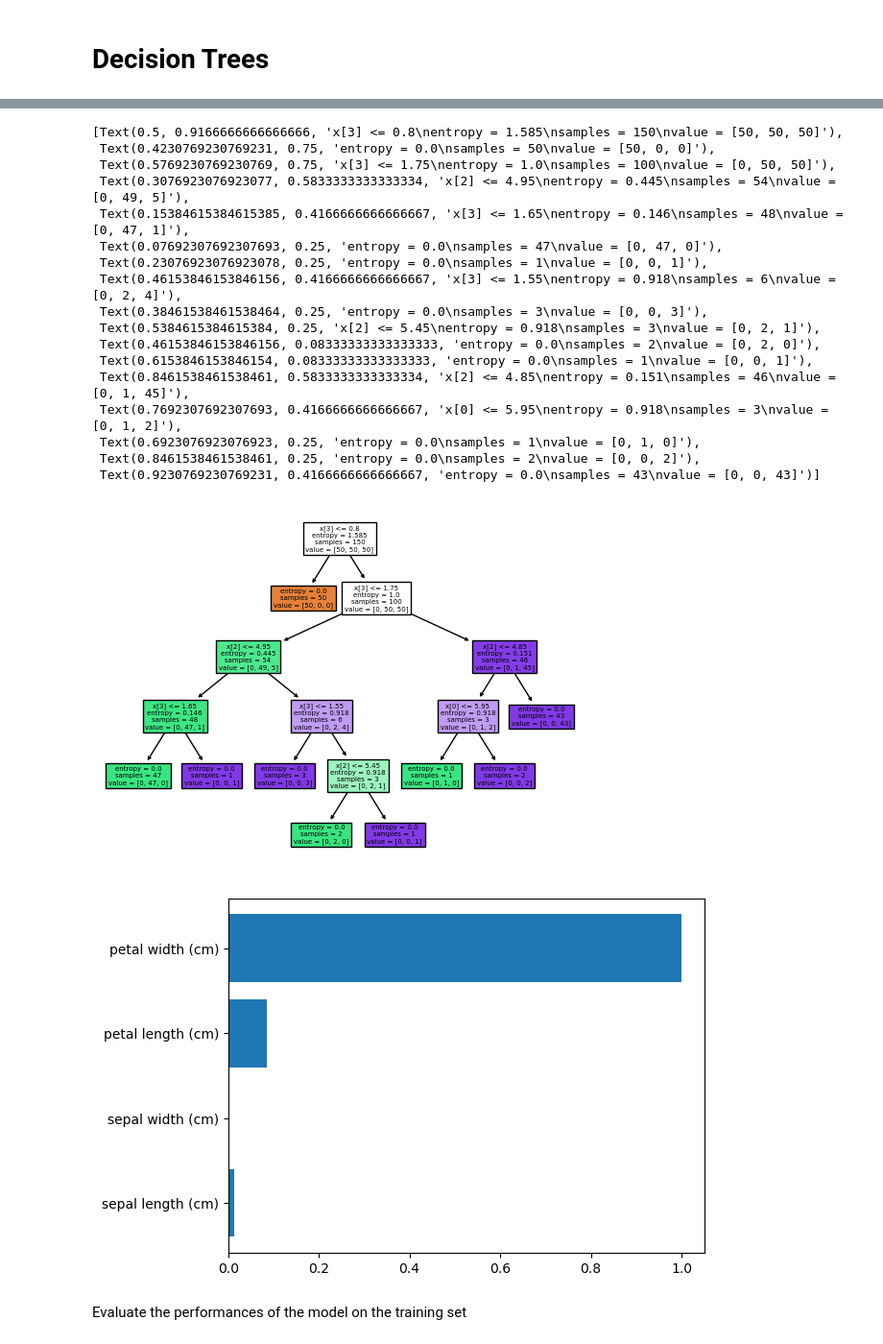
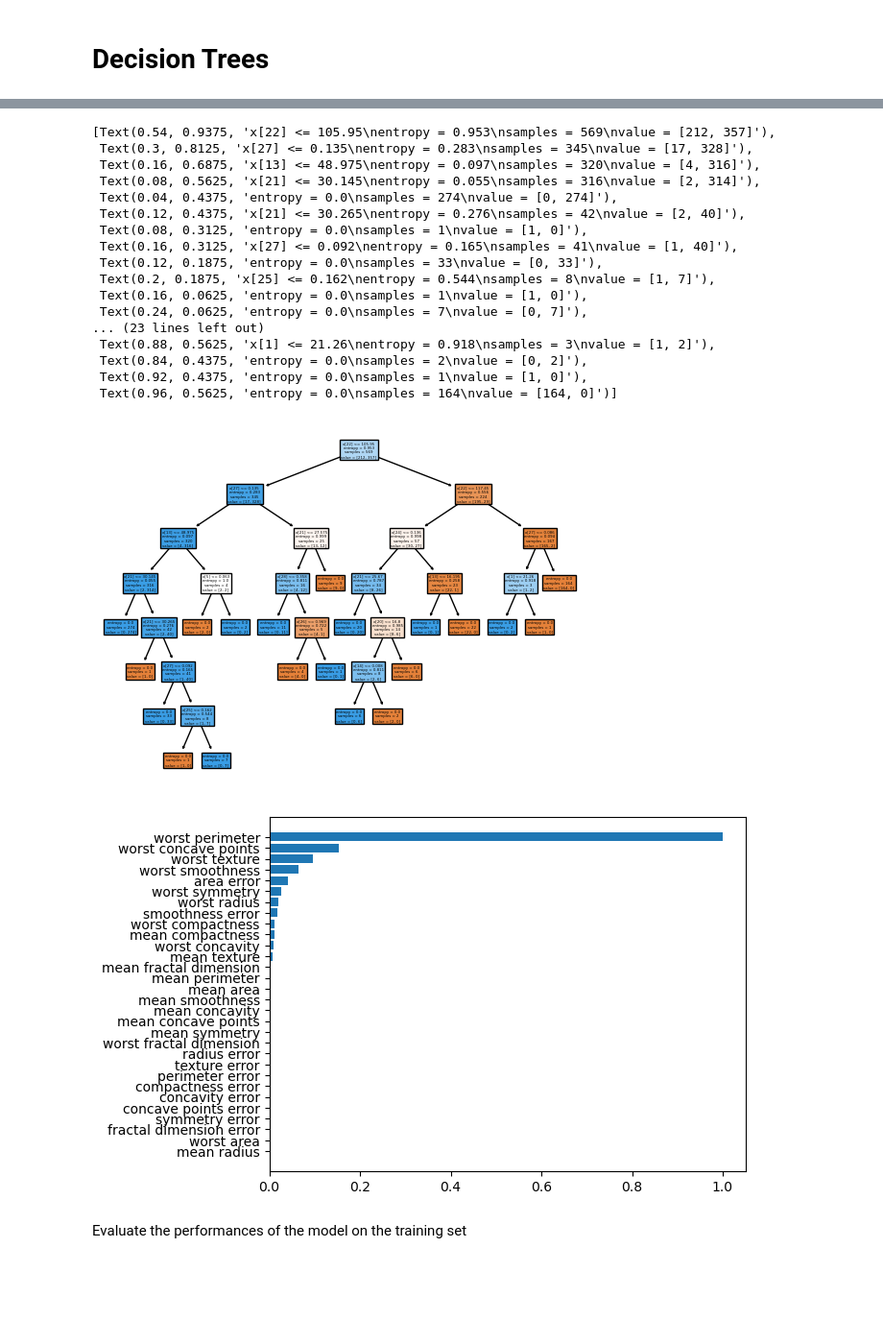
Before and after one commit to RPifaut/machine_learning, a Jupyter notebook: Basic Notions/decision_tree_and_random_forest.ipynb, the cells around one changed output, grey strips where cells are left out. Shown: that part at 96% size. Drawn from its saved outputs; the diff is of its cells as text; code cells hidden in the pictures; blank space fills up the shorter version.

```diff
--- a/Basic Notions/decision_tree_and_random_forest.ipynb
+++ b/Basic Notions/decision_tree_and_random_forest.ipynb
@@ -12,7 +13,7 @@ from sklearn.tree import DecisionTreeClassifier
 from sklearn.tree import DecisionTreeRegressor
 from sklearn.tree import plot_tree
 # %%
-data = load_iris()
+data = load_breast_cancer()
 X = data.data
 y = data.target
 feature_names = data.feature_names
@@ -24,7 +25,7 @@ X_train, X_test, y_train, y_test = train_test_split(X, y, test_size=0.33)
 mod_data = np.hstack((y_train.reshape(-1, 1), X_train))
 print(f"Dimension of the dataset: {mod_data.shape}")
 df_data = pd.DataFrame(
-    columns=["Iris"] + feature_names,
+    columns=["target"] + list(feature_names),
     data = np.hstack((y_train.reshape(-1, 1), X_train))
 )
 
@@ -60,38 +62,39 @@ model = model.fit(X, y)
 
 plot_tree(model, filled=True)
 # %% [output]
-[Text(0.5, 0.9166666666666666, 'x[3] <= 0.8\nentropy = 1.585\nsamples = 150\nvalue = [50, 50, 50]'),
- Text(0.4230769230769231, 0.75, 'entropy = 0.0\nsamples = 50\nvalue = [50, 0, 0]'),
- Text(0.5769230769230769, 0.75, 'x[3] <= 1.75\nentropy = 1.0\nsamples = 100\nvalue = [0, 50, 50]'),
- Text(0.3076923076923077, 0.5833333333333334, 'x[2] <= 4.95\nentropy = 0.445\nsamples = 54\nvalue = [0, 49, 5]'),
- Text(0.15384615384615385, 0.4166666666666667, 'x[3] <= 1.65\nentropy = 0.146\nsamples = 48\nvalue = [0, 47, 1]'),
- Text(0.07692307692307693, 0.25, 'entropy = 0.0\nsamples = 47\nvalue = [0, 47, 0]'),
- Text(0.23076923076923078, 0.25, 'entropy = 0.0\nsamples = 1\nvalue = [0, 0, 1]'),
- Text(0.46153846153846156, 0.4166666666666667, 'x[3] <= 1.55\nentropy = 0.918\nsamples = 6\nvalue = [0, 2, 4]'),
- Text(0.38461538461538464, 0.25, 'entropy = 0.0\nsamples = 3\nvalue = [0, 0, 3]'),
- Text(0.5384615384615384, 0.25, 'x[2] <= 5.45\nentropy = 0.918\nsamples = 3\nvalue = [0, 2, 1]'),
- Text(0.46153846153846156, 0.08333333333333333, 'entropy = 0.0\nsamples = 2\nvalue = [0, 2, 0]'),
- Text(0.6153846153846154, 0.08333333333333333, 'entropy = 0.0\nsamples = 1\nvalue = [0, 0, 1]'),
- Text(0.8461538461538461, 0.5833333333333334, 'x[2] <= 4.85\nentropy = 0.151\nsamples = 46\nvalue = [0, 1, 45]'),
- Text(0.7692307692307693, 0.4166666666666667, 'x[0] <= 5.95\nentropy = 0.918\nsamples = 3\nvalue = [0, 1, 2]'),
- Text(0.6923076923076923, 0.25, 'entropy = 0.0\nsamples = 1\nvalue = [0, 1, 0]'),
- Text(0.8461538461538461, 0.25, 'entropy = 0.0\nsamples = 2\nvalue = [0, 0, 2]'),
- Text(0.9230769230769231, 0.4166666666666667, 'entropy = 0.0\nsamples = 43\nvalue = [0, 0, 43]')]
+[Text(0.54, 0.9375, 'x[22] <= 105.95\nentropy = 0.953\nsamples = 569\nvalue = [212, 357]'),
+ Text(0.3, 0.8125, 'x[27] <= 0.135\nentropy = 0.283\nsamples = 345\nvalue = [17, 328]'),
+ Text(0.16, 0.6875, 'x[13] <= 48.975\nentropy = 0.097\nsamples = 320\nvalue = [4, 316]'),
+ Text(0.08, 0.5625, 'x[21] <= 30.145\nentropy = 0.055\nsamples = 316\nvalue = [2, 314]'),
+ Text(0.04, 0.4375, 'entropy = 0.0\nsamples = 274\nvalue = [0, 274]'),
+ Text(0.12, 0.4375, 'x[21] <= 30.265\nentropy = 0.276\nsamples = 42\nvalue = [2, 40]'),
+ Text(0.08, 0.3125, 'entropy = 0.0\nsamples = 1\nvalue = [1, 0]'),
+ Text(0.16, 0.3125, 'x[27] <= 0.092\nentropy = 0.165\nsamples = 41\nvalue = [1, 40]'),
+ Text(0.12, 0.1875, 'entropy = 0.0\nsamples = 33\nvalue = [0, 33]'),
+ Text(0.2, 0.1875, 'x[25] <= 0.162\nentropy = 0.544\nsamples = 8\nvalue = [1, 7]'),
+ Text(0.16, 0.0625, 'entropy = 0.0\nsamples = 1\nvalue = [1, 0]'),
+ Text(0.24, 0.0625, 'entropy = 0.0\nsamples = 7\nvalue = [0, 7]'),
+... (23 lines left out)
+ Text(0.88, 0.5625, 'x[1] <= 21.26\nentropy = 0.918\nsamples = 3\nvalue = [1, 2]'),
+ Text(0.84, 0.4375, 'entropy = 0.0\nsamples = 2\nvalue = [0, 2]'),
+ Text(0.92, 0.4375, 'entropy = 0.0\nsamples = 1\nvalue = [1, 0]'),
+ Text(0.96, 0.5625, 'entropy = 0.0\nsamples = 164\nvalue = [164, 0]')]
-[figure, old version]
+[figure, new version]
 # %%
 # Feature importance
 arr_importance = model.feature_importances_ / max(model.feature_importances_)
-y_pos = np.arange(len(arr_importance))
-arr_plot = np.array([y_pos, arr_importance]).T
-arr_plot = arr_plot[arr_plot[:, 1].argsort()]
+idx = np.argsort(arr_importance)
+arr_importance = arr_importance[idx]
+arr_features = feature_names[idx]
 
 fig, ax = plt.subplots()
-ax.barh(arr_plot[:, 0], arr_plot[:, 1])
-ax.set_yticks(y_pos, feature_names)
+ax.barh(np.arange(len(arr_features)), arr_importance)
+ax.set_yticks(np.arange(len(arr_features)))
+ax.set_yticklabels(arr_features)
 
 plt.show()
 # %% [output]
-[figure, old version]
+[figure, new version]
 # %% [markdown]
 Evaluate the performances of the model on the training set
 # %%
```
Also changed, not shown: parts of 10 cells of this notebook.
